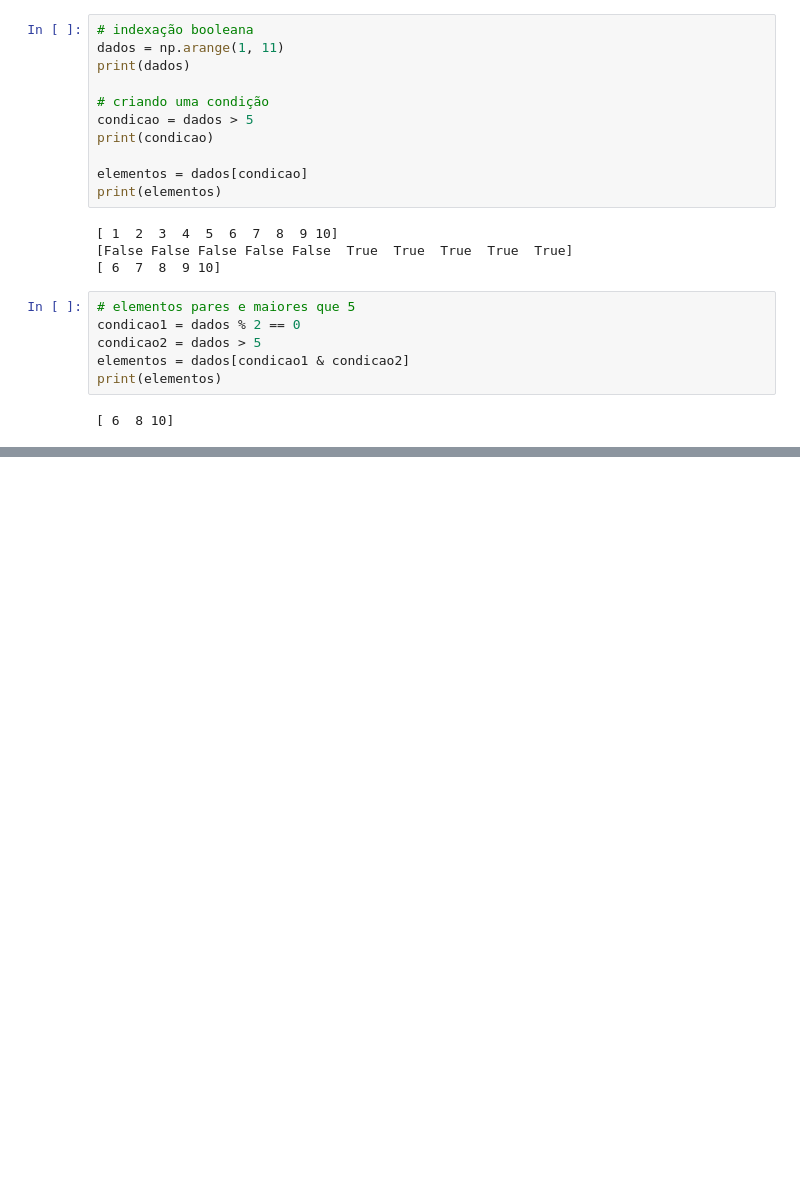
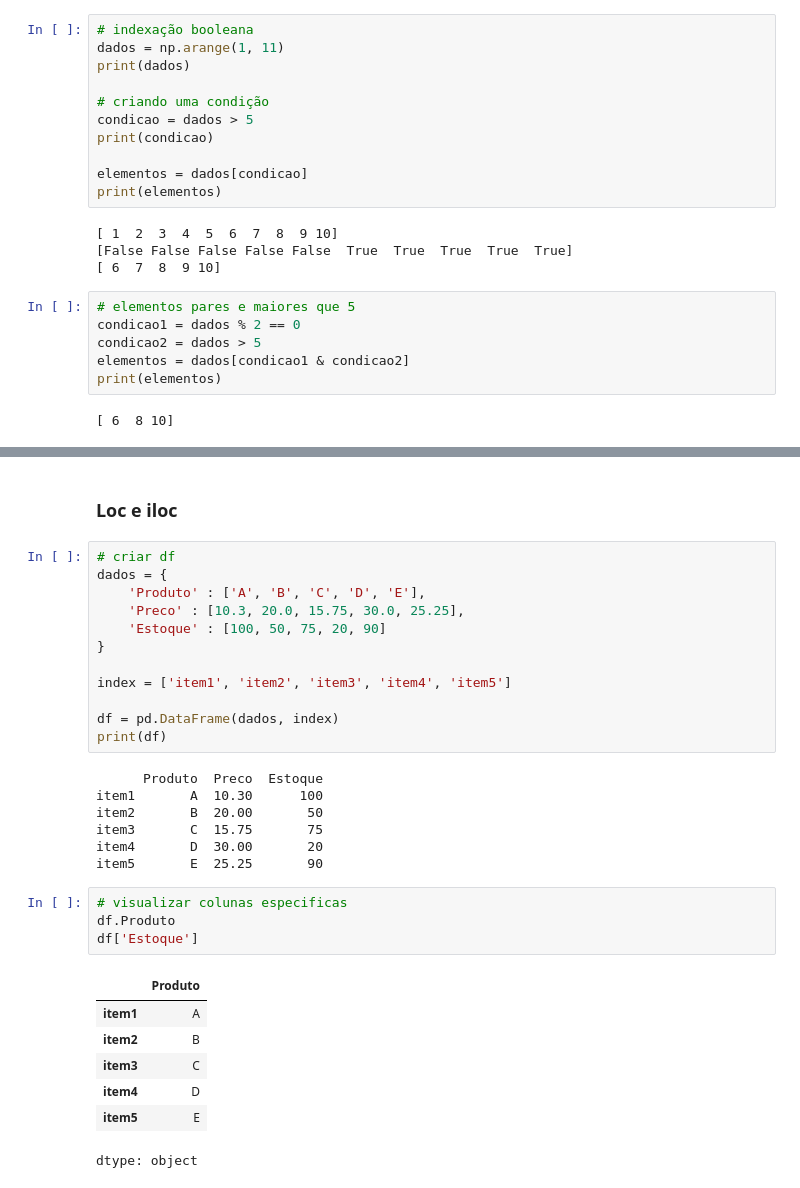
Before and after one commit to JoaoAntoni07/estudo-catijr, a Jupyter notebook: semana-02/semana02.ipynb, the cells around one changed output, grey strips where cells are left out. Saved outputs shown, nothing was run; the diff lists cells and outputs as text; blank space fills up the shorter version.

```diff
--- a/semana-02/semana02.ipynb
+++ b/semana-02/semana02.ipynb
@@ -346,0 +556,33 @@ print(elementos)
+# %% [markdown]
+### Loc e iloc
+# %%
+# criar df
+dados = {
+    'Produto' : ['A', 'B', 'C', 'D', 'E'],
+    'Preco' : [10.3, 20.0, 15.75, 30.0, 25.25],
+    'Estoque' : [100, 50, 75, 20, 90]
+}
+
+index = ['item1', 'item2', 'item3', 'item4', 'item5']
+
+df = pd.DataFrame(dados, index)
+print(df)
+# %% [output]
+      Produto  Preco  Estoque
+item1       A  10.30      100
+item2       B  20.00       50
+item3       C  15.75       75
+item4       D  30.00       20
+item5       E  25.25       90
+# %%
+# visualizar colunas especificas
+df.Produto
+df['Estoque']
+# %% [output]
+|  | Produto |
+| item1 | A |
+| item2 | B |
+| item3 | C |
+| item4 | D |
+| item5 | E |
+dtype: object
```
Also changed, not shown: parts of 69 cells of this notebook.
